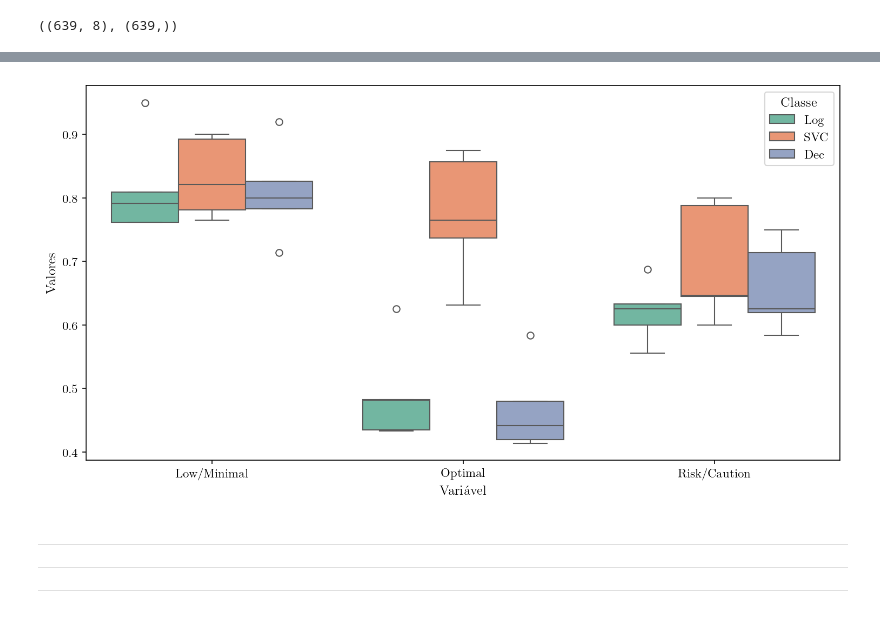
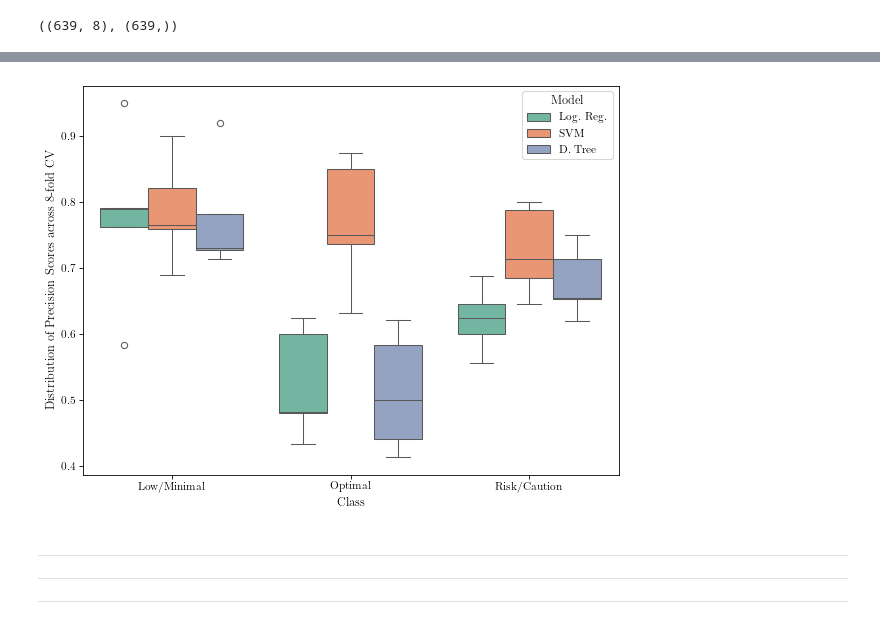
Before and after one commit to jepe06/Project-One---Fatigue-Index, a Jupyter notebook: Models.ipynb, the cells around one changed output, grey strips where cells are left out. Saved outputs shown, nothing was run; the diff lists cells and outputs as text; code cells hidden in the pictures.

Commit message:
results plots

```diff
--- a/Models.ipynb
+++ b/Models.ipynb
@@ -18,7 +18,7 @@ plt.rcParams.update({
         "ytick.labelsize": 11,             # Y-axis tick labels font size
         "figure.figsize": (5, 5*0.8),
         "savefig.dpi": 900,               # DPI for high-quality PNG/JPEG
-        "figure.dpi": 150,
+        "figure.dpi": 75,
     })
 # %% [markdown]
 ---
@@ -49,7 +49,7 @@ df = {"valores": [], "modelo": [], "classe": [], "metrica": []}
 
 for model in [model_reglog, model_svm, model_dtree]:
     for k in range(5):
-        X_train, X_test, y_train, y_test = train_test_split(X, y, test_size=0.125, random_state=k*1)
+        X_train, X_test, y_train, y_test = train_test_split(X, y, test_size=0.125, random_state=k*2)
 
         y_pred = model.predict(X_test)
         # Compute F1 score, precision, recall, and accuracy for each class separately
@@ -59,21 +59,27 @@ for model in [model_reglog, model_svm, model_dtree]:
 
         classes = ["Low/Minimal", "Optimal", "Risk/Caution"]
         for classe in range(3):
+            if str(model)[:3] == "Log":
+                M = "Log. Reg."
+            elif str(model)[:3] == "SVC":
+                M = "SVM"
+            else:
+                M = "D. Tree"
             # precision
             df["valores"].append(precision[classe]*1)
-            df["modelo"].append(str(model)[:3])
+            df["modelo"].append(M)
             df["classe"].append(classes[classe])
             df["metrica"].append("precision")
 
             # recall
             df["valores"].append(recall[classe]*1)
-            df["modelo"].append(str(model)[:3])
+            df["modelo"].append(M)
             df["classe"].append(classes[classe])
             df["metrica"].append("recall")
 
         # accuracy
         df["valores"].append(accuracy*1)
-        df["modelo"].append(str(model)[:3])
+        df["modelo"].append(M)
         df["classe"].append("Overall")
         df["metrica"].append("accuracy")
 
@@ -87,19 +124,19 @@ df.head(3)
 # %%
-
-
 # Criar o gráfico de box plots agrupados
-plt.figure(figsize=(12, 6))
+plt.figure(figsize=(8, 6))
 sns.boxplot(x="classe", y="valores", hue="modelo", data=df[df["metrica"] == "precision"], palette="Set2")
 
 # Adicionar título e rótulos
-plt.xlabel("Variável")
-plt.ylabel("Valores")
+plt.xlabel("Class")
+plt.ylabel("Distribution of Precision Scores across 8-fold CV")
 
 # Exibir o gráfico
-plt.legend(title="Classe")
+plt.legend(title="Model")
+plt.tight_layout()
+plt.savefig("assets/box_precision.png", transparent=True)
 plt.show()
 # %% [output]
-[figure, old version]
+[figure, new version]
 # %% [markdown]
 ---
 ---
```
Also changed, not shown: parts of 4 cells of this notebook, 6 other files.
